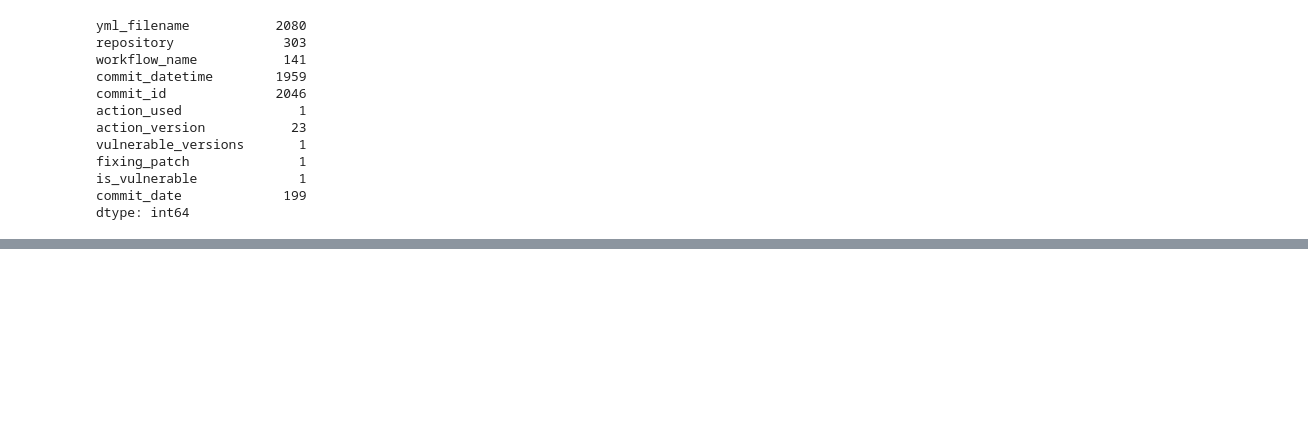
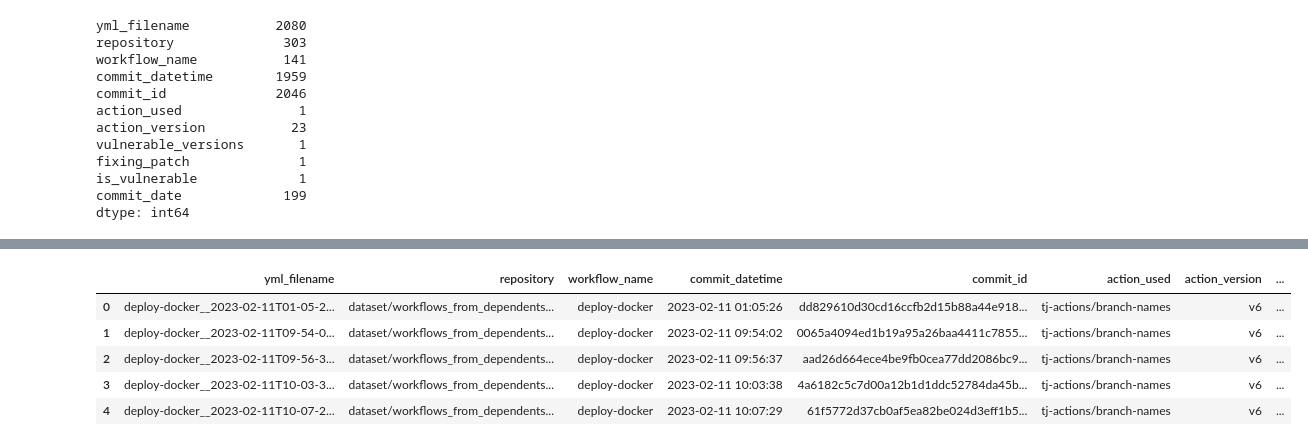
Before and after one commit to Vaibhav150123045/pipeline-level-analysis-main, a Jupyter notebook: analysis.ipynb, the cells around one changed output, grey strips where cells are left out. Cells and saved outputs as stored; diff of their text form; code cells hidden in the pictures; blank space fills up the shorter version.

```diff
--- a/analysis.ipynb
+++ b/analysis.ipynb
@@ -792,0 +826,9 @@ df_with_open_vulenrabilities.to_csv("tj-actions-branch-names-usage-with-vuln-ana
+# %%
+df_with_open_vulenrabilities.head()
+# %% [output]
+|  | yml_filename | repository | workflow_name | commit_datetime | commit_id | action_used | action_version | ... |
+| 0 | deploy-docker__2023-02-11T01-05-2... | dataset/workflows_from_dependents... | deploy-docker | 2023-02-11 01:05:26 | dd829610d30cd16ccfb2d15b88a44e918... | tj-actions/branch-names | v6 | ... |
+| 1 | deploy-docker__2023-02-11T09-54-0... | dataset/workflows_from_dependents... | deploy-docker | 2023-02-11 09:54:02 | 0065a4094ed1b19a95a26baa4411c7855... | tj-actions/branch-names | v6 | ... |
+| 2 | deploy-docker__2023-02-11T09-56-3... | dataset/workflows_from_dependents... | deploy-docker | 2023-02-11 09:56:37 | aad26d664ece4be9fb0cea77dd2086bc9... | tj-actions/branch-names | v6 | ... |
+| 3 | deploy-docker__2023-02-11T10-03-3... | dataset/workflows_from_dependents... | deploy-docker | 2023-02-11 10:03:38 | 4a6182c5c7d00a12b1d1ddc52784da45b... | tj-actions/branch-names | v6 | ... |
+| 4 | deploy-docker__2023-02-11T10-07-2... | dataset/workflows_from_dependents... | deploy-docker | 2023-02-11 10:07:29 | 61f5772d37cb0af5ea82be024d3eff1b5... | tj-actions/branch-names | v6 | ... |
```
Also changed, not shown: parts of 15 cells of this notebook.
